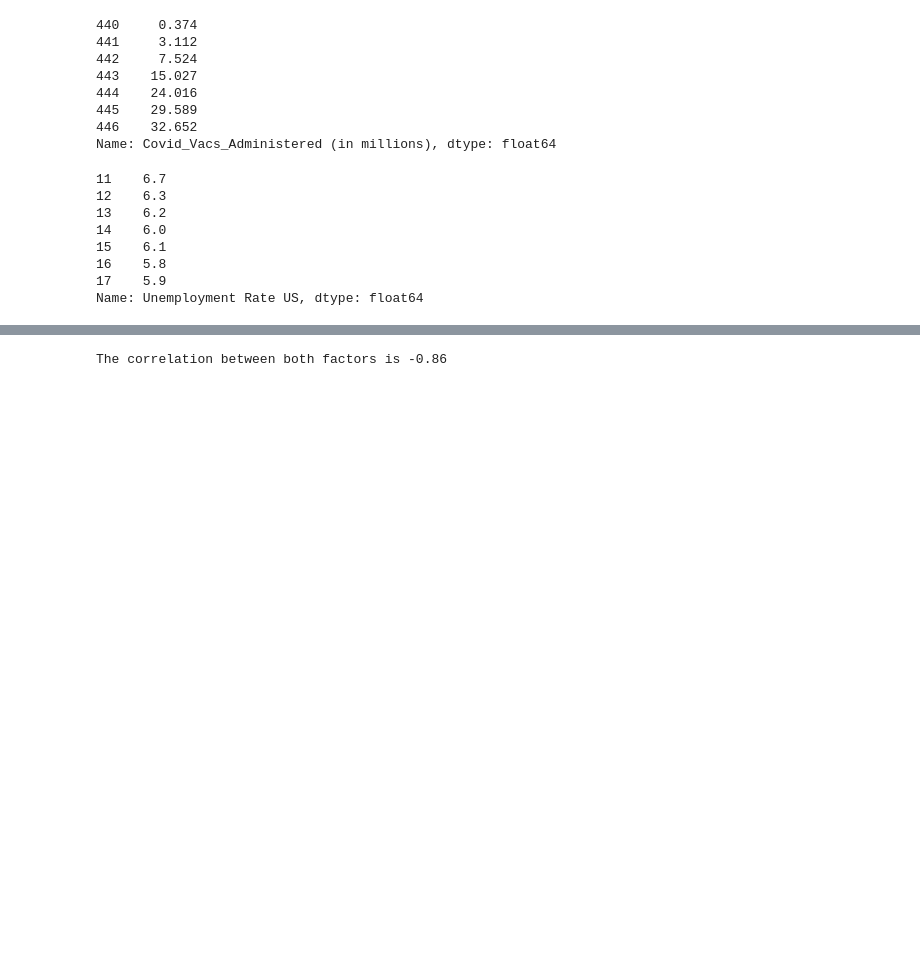
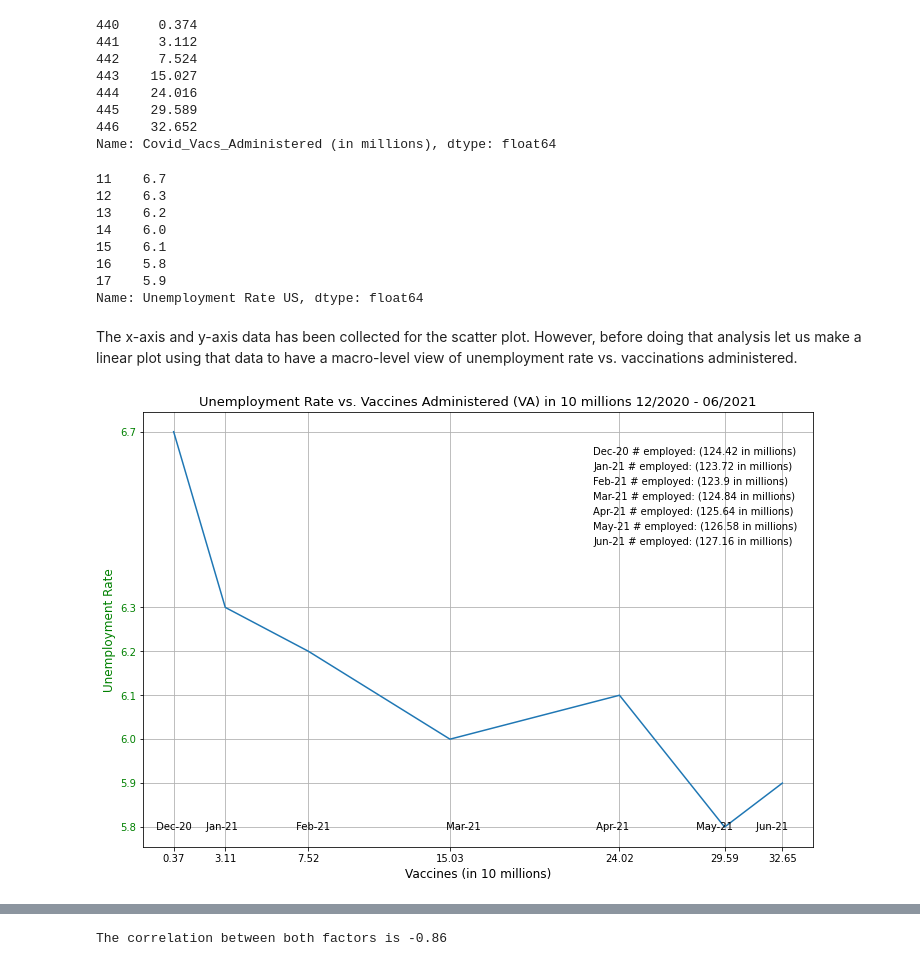
Before and after one commit to meetk5/Team-Project1, a Jupyter notebook: Covid-19 Vaccination administrated and its impact on US Unemployment-checkpoint.ipynb, the cells around one changed output, grey strips where cells are left out. Cells and saved outputs as stored; diff of their text form; code cells hidden in the pictures; blank space fills up the shorter version.

```diff
--- a/Covid-19 Vaccination administrated and its impact on US Unemployment-checkpoint.ipynb
+++ b/Covid-19 Vaccination administrated and its impact on US Unemployment-checkpoint.ipynb
@@ -200,3 +195,49 @@ unemp_axis
 16    5.8
 17    5.9
 Name: Unemployment Rate US, dtype: float64
+# %% [markdown]
+The x-axis and y-axis data has been collected for the scatter plot. However, before doing that analysis let us make a linear plot using that data to have a macro-level view of unemployment rate vs. vaccinations administered.
+# %%
+# Look at December 2020 - June 2021 data elements for vaccs administered and unemployment rates
+# Let us look more closely at the unemployment vs. vaccines administered for that time period.
+
+fig = plt.figure(figsize=(12,8))
+
+plt.plot(vaccs_axis,unemp_axis)
+plt.title("Unemployment Rate vs. Vaccines Administered (VA) in 10 millions 12/2020 - 06/2021",fontsize=13)
+plt.ylabel("Unemployment Rate", fontsize=12, color="green")
+plt.yticks(unemp_axis)
+plt.yticks(color="green")
+plt.xlabel("Vaccines (in 10 millions)",fontsize=12)
+plt.xticks(vaccs_axis)
+
+# Annotate the vaccinations administered in 10 millions in the US
+plt.annotate(' Dec-20', (0,0), (10, 25),xycoords='axes fraction', textcoords='offset points', va='top')
+#plt.annotate('(.374 VA)', (0,0), (10, 15),xycoords='axes fraction', textcoords='offset points', va='top')
+plt.annotate(' Jan-21', (0,0), (60, 25),xycoords='axes fraction', textcoords='offset points', va='top')
+#plt.annotate('(3.112 VA)', (0,0), (60, 15),xycoords='axes fraction', textcoords='offset points', va='top')
+plt.annotate(' Feb-21', (0,0), (150, 25),xycoords='axes fraction', textcoords='offset points', va='top')
+#plt.annotate('(7.524 VA)', (0,0), (150, 15),xycoords='axes fraction', textcoords='offset points', va='top')
+plt.annotate(' Mar-21', (0,0), (300, 25),xycoords='axes fraction', textcoords='offset points', va='top')
+#plt.annotate('(15.027 VA)', (0,0), (300, 15),xycoords='axes fraction', textcoords='offset points', va='top')
+plt.annotate(' Apr-21', (0,0), (450, 25),xycoords='axes fraction', textcoords='offset points', va='top')
+#plt.annotate('(24.016 VA)', (0,0), (450, 15),xycoords='axes fraction', textcoords='offset points', va='top')
+plt.annotate(' May-21', (0,0), (550, 25),xycoords='axes fraction', textcoords='offset points', va='top')
+#plt.annotate('(29.589 VA)', (0,0), (530, 15),xycoords='axes fraction', textcoords='offset points', va='top')
+plt.annotate(' Jun-21', (0,0), (610, 25),xycoords='axes fraction', textcoords='offset points', va='top')
+#plt.annotate('(32.652 VA)', (0,0), (610, 15),xycoords='axes fraction', textcoords='offset points', va='top')
+
+# Annotate the number of employed in the US
+plt.annotate('Dec-20 # employed: (124.42 in millions)', (0,0), (450, 400),xycoords='axes fraction', textcoords='offset points', va='top')
+plt.annotate('Jan-21 # employed: (123.72 in millions)', (0,0), (450, 385),xycoords='axes fraction', textcoords='offset points', va='top')
+plt.annotate('Feb-21 # employed: (123.9 in millions)', (0,0), (450, 370),xycoords='axes fraction', textcoords='offset points', va='top')
+plt.annotate('Mar-21 # employed: (124.84 in millions)', (0,0), (450, 355),xycoords='axes fraction', textcoords='offset points', va='top')
+plt.annotate('Apr-21 # employed: (125.64 in millions)', (0,0), (450, 340),xycoords='axes fraction', textcoords='offset points', va='top')
+plt.annotate('May-21 # employed: (126.58 in millions)', (0,0), (450, 325),xycoords='axes fraction', textcoords='offset points', va='top')
+plt.annotate('Jun-21 # employed: (127.16 in millions)', (0,0), (450, 310),xycoords='axes fraction', textcoords='offset points', va='top')
+
+plt.grid()
+plt.savefig("ImagesBCP/Unemployment Rates vs. Vaccines Administered Dec-2020 - June 2021 in US.png")
+plt.show()
+# %% [output]
+[figure, added]
```
Also changed, not shown: parts of 8 cells of this notebook, 5 other files.
